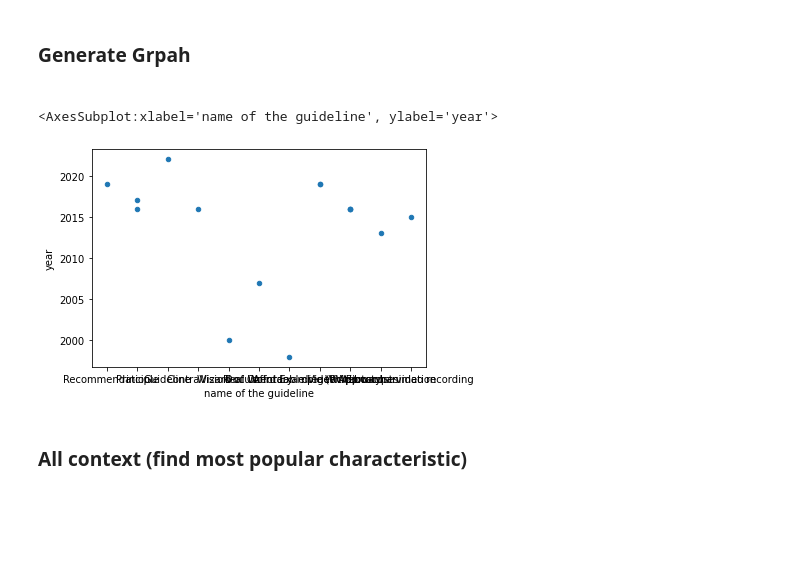
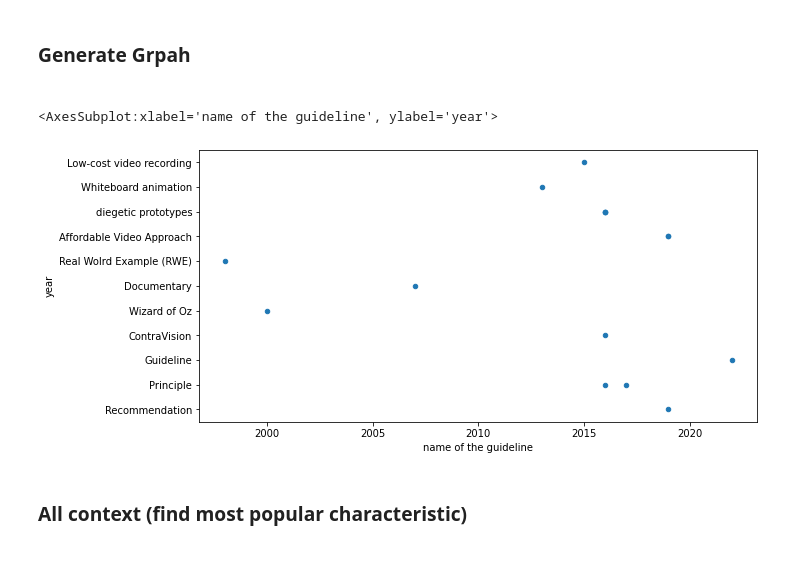
Before and after one commit to AlexHahnGF/bachelor, a Jupyter notebook: Untitled.ipynb, the cells around one changed output. Saved outputs shown, nothing was run; the diff lists cells and outputs as text; code cells hidden in the pictures; blank space fills up the shorter version.

Commit message:
change size of the graphs

```diff
--- a/Untitled.ipynb
+++ b/Untitled.ipynb
@@ -45,21 +45,29 @@ data.head()
 # %%
 import matplotlib.pyplot as plt
 import pandas as pd
 
 data_guidelines = []
 for index, row in data.iterrows():
     if not pd.isnull(row['guideline_name']):
         data_guidelines.append([row['year'], row['guideline_name']])
 
+#df=pd.DataFrame(data_guidelines,columns=['year','guideline_name'])
+#df.plot(kind='scatter',
+         #x='guideline_name',
+         #y='year',
+         #xlabel='name of the guideline',
+         #ylabel='year',
+         #figsize=(25,5))
 df=pd.DataFrame(data_guidelines,columns=['year','guideline_name'])
 df.plot(kind='scatter',
-         x='guideline_name',
-         y='year',
+         x='year',
+         y='guideline_name',
          xlabel='name of the guideline',
-         ylabel='year')
+         ylabel='year',
+         figsize=(10,5))
 # %% [output]
 <AxesSubplot:xlabel='name of the guideline', ylabel='year'>
-[figure, old version]
+[figure, new version]
 # %% [markdown]
 <h3> All context (find most popular characteristic) <h3>
 # %%
```
Also changed, not shown: parts of 3 cells of this notebook.
